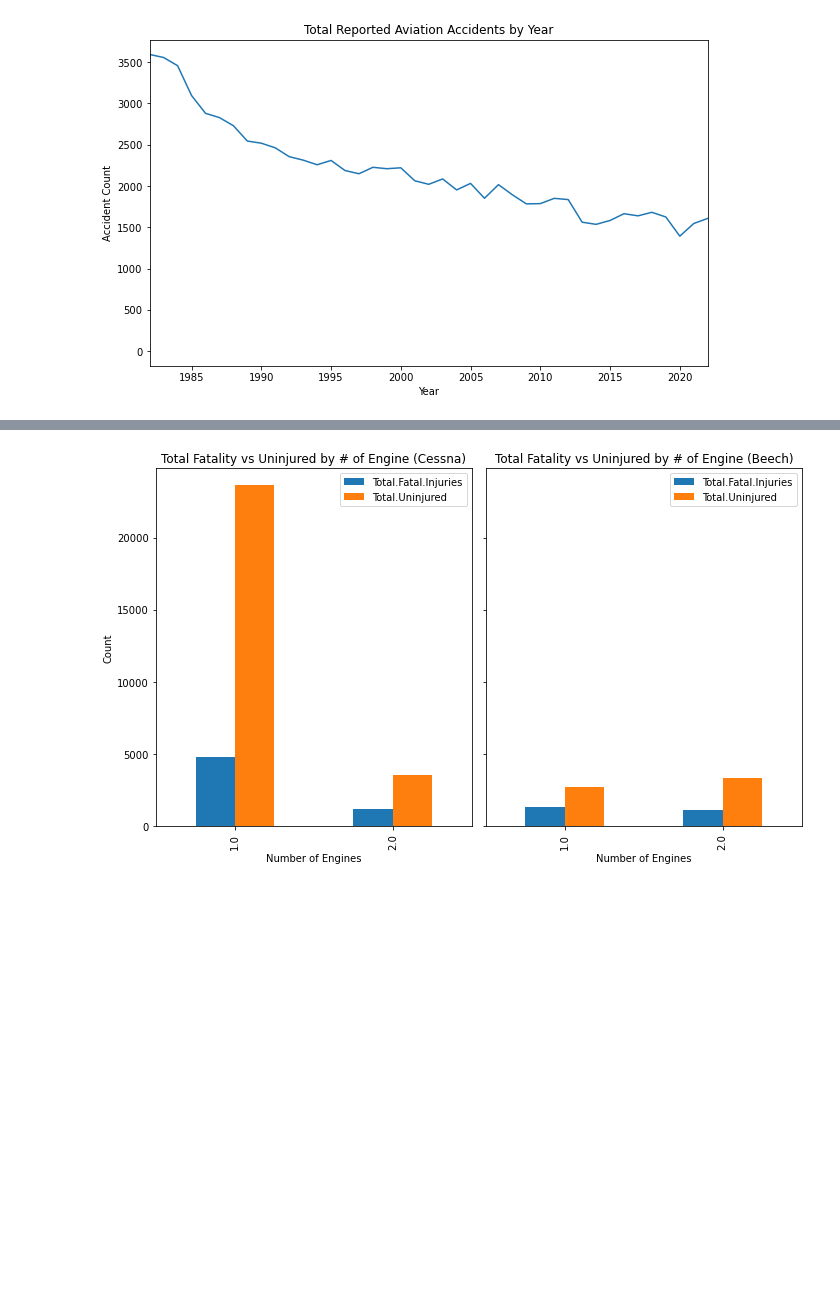
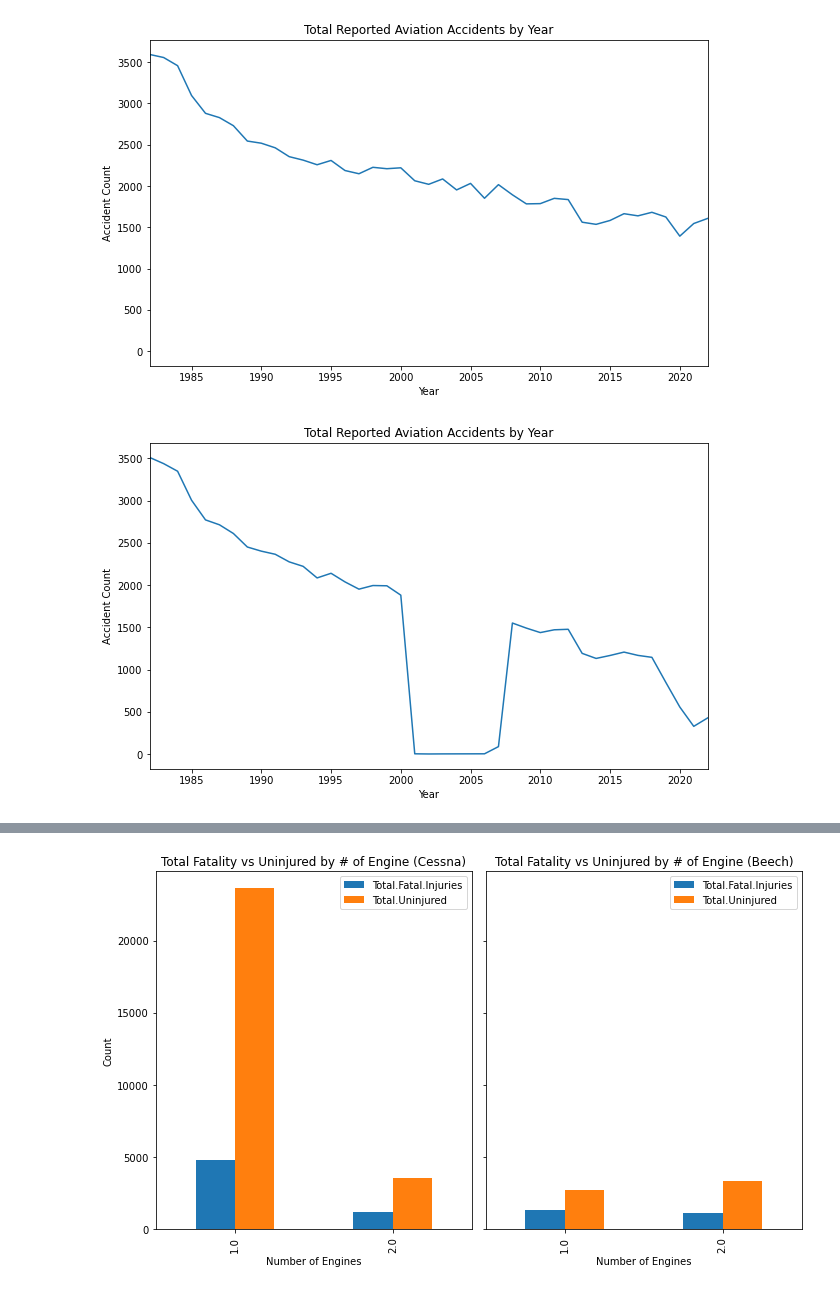
Before and after one commit to morgannash1/phase1_project, a Jupyter notebook: notebook.ipynb, the cells around one changed output, grey strips where cells are left out. Drawn from its saved outputs; the diff is of its cells as text; code cells hidden in the pictures; blank space fills up the shorter version.

```diff
--- a/notebook.ipynb
+++ b/notebook.ipynb
@@ -446,6 +448,18 @@ ax.set_title("Total Reported Aviation Accidents by Year")
 plt.show()
 # %% [output]
 [figure]
+# %%
+#Notice after cleaning, Accidents around 2001- 2006 years were dropped
+accidents_by_year_clean = aviation_us.groupby(aviation_us['Event.Date'].dt.year).size()
+fig, ax = plt.subplots(figsize=(10, 6))
+ax.plot(accidents_by_year_clean)
+ax.set_xlim(1982, aviation1['Year'].max())
+ax.set_xlabel("Year")
+ax.set_ylabel("Accident Count")
+ax.set_title("Total Reported Aviation Accidents by Year")
+plt.show()
+# %% [output]
+[figure, added]
 # %%
 #Create Barchart showing top reported Makes (with specific skydiving purpose of flight)
 make_ordered = skydiving['Make'].value_counts(ascending=False).index[:5]
```
Also changed, not shown: parts of 19 cells of this notebook, 2 other files.
